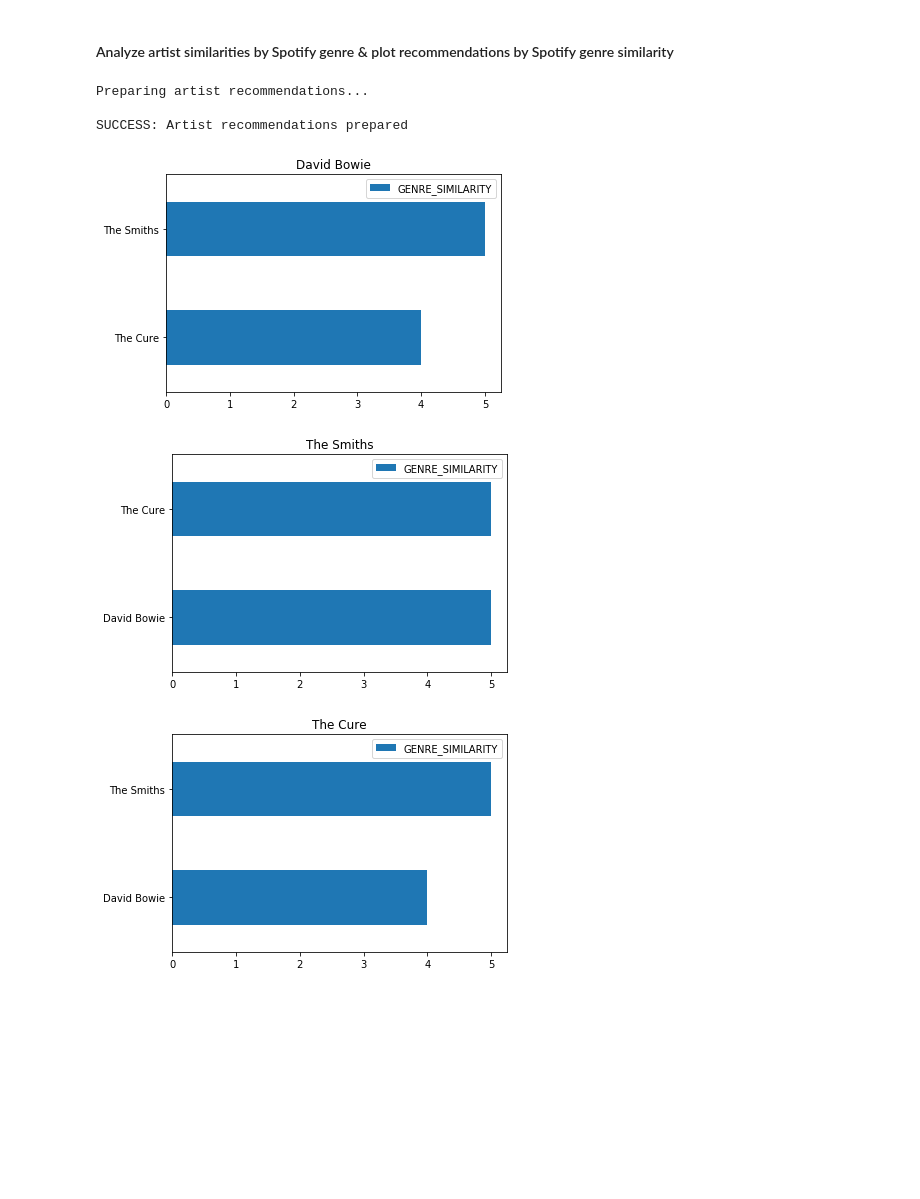
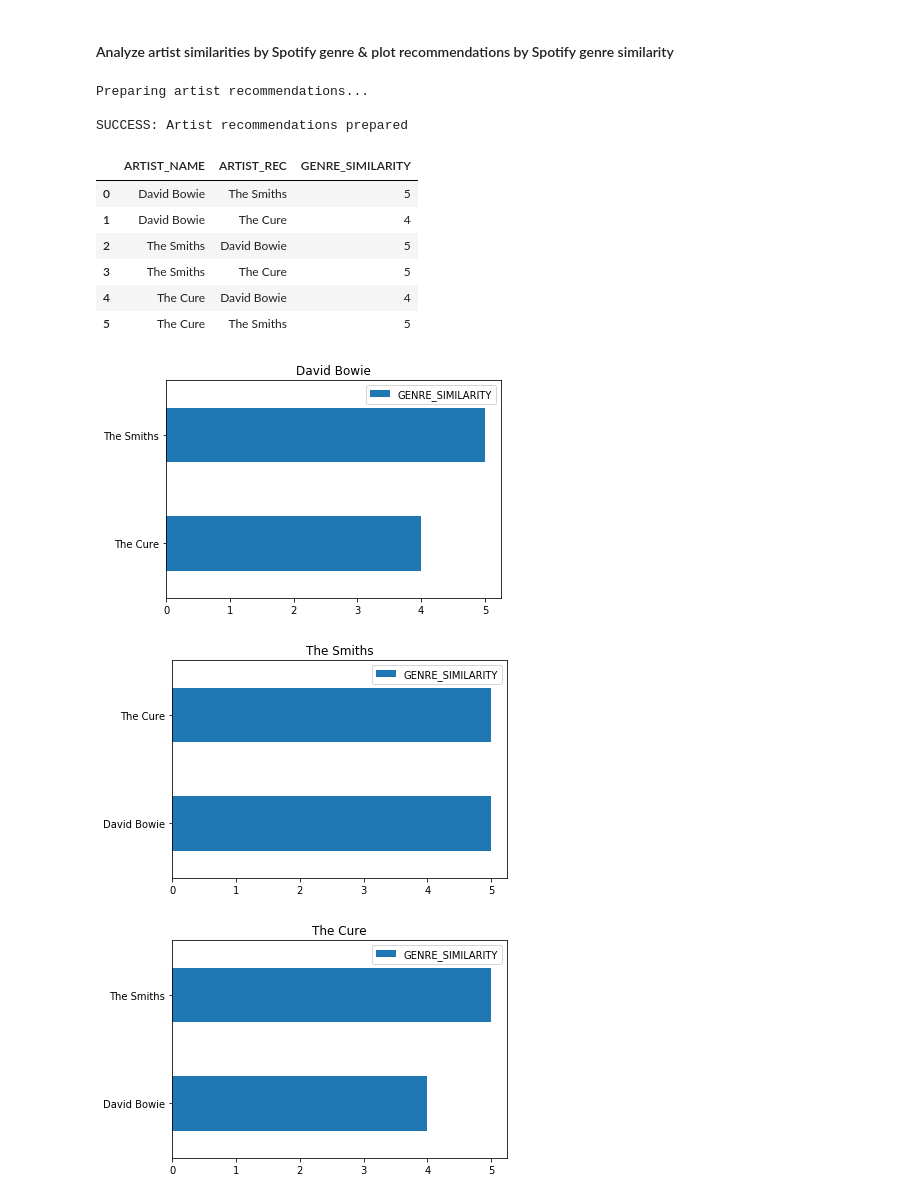
Before and after one commit to ajantonik-personal/data-analytics, a Jupyter notebook: jupyter-notebooks/spotify_api_artist_search_example_manual.ipynb, the cells around one changed output. Cells and saved outputs as stored; diff of their text form; code cells hidden in the pictures; blank space fills up the shorter version.

```diff
--- a/jupyter-notebooks/spotify_api_artist_search_example_manual.ipynb
+++ b/jupyter-notebooks/spotify_api_artist_search_example_manual.ipynb
@@ -273,10 +308,6 @@ SUCCESS: Artist classification complete
 # %%
 if RECOMMEND_ARTISTS == True:
     print("Preparing artist recommendations...")
-
-    # Drop any genre that contains no artists
-    genres_by_artist_df_nz = genres_by_artist_df.loc[:, (genres_by_artist_df != 0).any(axis=0)]
-    genre_cols = list(genres_by_artist_df_nz)
 
     artist_recs_df = pd.DataFrame(columns=['ARTIST_NAME','ARTIST_REC', 'GENRE_SIMILARITY'])
     artist_count = 1
@@ -284,42 +315,51 @@ if RECOMMEND_ARTISTS == True:
 
     artist_prog = int(ARTIST_COUNT / ARTIST_COUNT)
     with tqdm(total=ARTIST_COUNT) as pbar:
         for a1 in ARTIST_LIST:
             for a2 in ARTIST_LIST:
                 if a1 != a2:
                     genre_count = 0
                     artist_recs_df.loc[row, 'ARTIST_NAME'] = a1
                     artist_recs_df.loc[row, 'ARTIST_REC'] = a2
                     for g in genre_cols:
                         a1_genre = genres_by_artist_df_nz.loc[a1, g]
                         a2_genre = genres_by_artist_df_nz.loc[a2, g]
                         if a1_genre == a2_genre == 1:
                             genre_count = genre_count + 1
                         else:
                             genre_count = genre_count
                         artist_recs_df.loc[row, 'GENRE_SIMILARITY'] = genre_count
                     row = row + 1
             #print("{}|{}".format(artist_count, a1))
             pbar.update(artist_prog)
             artist_count = artist_count + 1
 
     print("SUCCESS: Artist recommendations prepared")
-    for a in ARTIST_LIST:
-        try:
-            df_a = artist_recs_df[artist_recs_df.ARTIST_NAME==a]
-            df_a = df_a[df_a.GENRE_SIMILARITY > 0]
-            df_a = df_a.sort_values('GENRE_SIMILARITY', ascending=True)
-            df_a.plot.barh('ARTIST_REC', 'GENRE_SIMILARITY', title=a).set_ylabel("")
-        except:
-            print("{}: 0 recommendations".format(a))
-    #display(HTML(artist_recs_df.to_html()))
+    display(HTML(artist_recs_df.to_html()))
+
+    if GRAPH_RESULTS == True:
+        for a in ARTIST_LIST:
+            try:
+                df_a = artist_recs_df[artist_recs_df.ARTIST_NAME==a]
+                df_a = df_a[df_a.GENRE_SIMILARITY > 0]
+                df_a = df_a.sort_values('GENRE_SIMILARITY', ascending=True)
+                df_a.plot.barh('ARTIST_REC', 'GENRE_SIMILARITY', title=a).set_ylabel("")
+            except:
+                print("{}: 0 recommendations".format(a))
 else:
     print("Skipping artist recommendations")
     print("DONE")
 # %% [output]
 Preparing artist recommendations...
 
 SUCCESS: Artist recommendations prepared
+|  | ARTIST_NAME | ARTIST_REC | GENRE_SIMILARITY |
+| 0 | David Bowie | The Smiths | 5 |
+| 1 | David Bowie | The Cure | 4 |
+| 2 | The Smiths | David Bowie | 5 |
+| 3 | The Smiths | The Cure | 5 |
+| 4 | The Cure | David Bowie | 4 |
+| 5 | The Cure | The Smiths | 5 |
 [figure]
 [figure]
 [figure]
```
Also changed, not shown: parts of 4 cells of this notebook, 1 other file.
